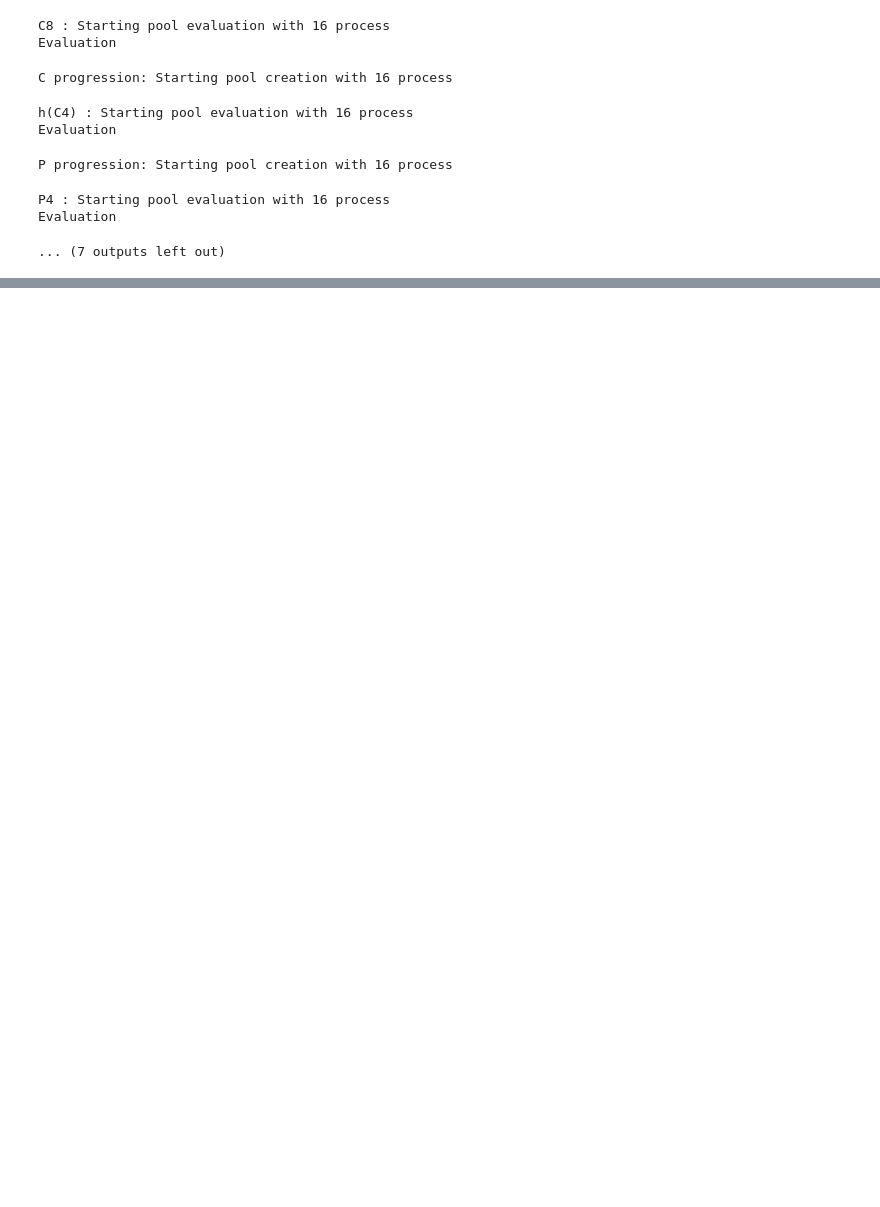
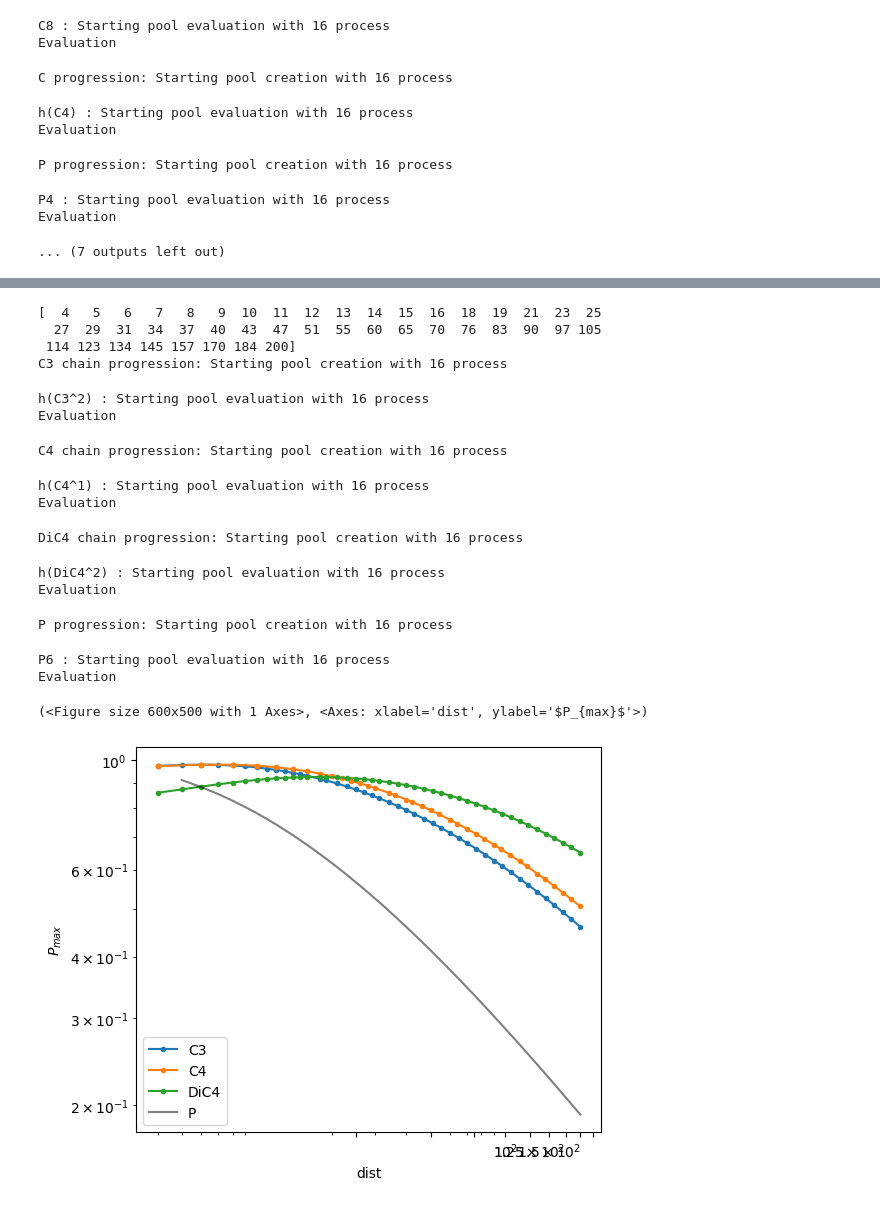
Before and after one commit to SwgAnno/achiral_qw, a Jupyter notebook: Python/examples/advanced.ipynb, the cells around one changed output, grey strips where cells are left out. Cells and saved outputs as stored; diff of their text form; code cells hidden in the pictures; blank space fills up the shorter version.

```diff
--- a/Python/examples/advanced.ipynb
+++ b/Python/examples/advanced.ipynb
@@ -136,7 +152,25 @@ plot_chain_progression_multi( bounds = (4,50), target = "t", fast = True)
 # %%
 #highlight the polinomial scaling of the transport performance by plotting it on log log axes
 
-plot_chain_progression_multi( bounds = (4,500), target = "p", fast = True, loglog = True)
+plot_chain_progression_multi( bounds = (4,200), target = "p", fast = True, loglog = True)
+# %% [output]
+[  4   5   6   7   8   9  10  11  12  13  14  15  16  18  19  21  23  25
+  27  29  31  34  37  40  43  47  51  55  60  65  70  76  83  90  97 105
+ 114 123 134 145 157 170 184 200]
+C3 chain progression: Starting pool creation with 16 process
+h(C3^2) : Starting pool evaluation with 16 process
+Evaluation
+C4 chain progression: Starting pool creation with 16 process
+h(C4^1) : Starting pool evaluation with 16 process
+Evaluation
+DiC4 chain progression: Starting pool creation with 16 process
+h(DiC4^2) : Starting pool evaluation with 16 process
+Evaluation
+P progression: Starting pool creation with 16 process
+P6 : Starting pool evaluation with 16 process
+Evaluation
+(<Figure size 600x500 with 1 Axes>, <Axes: xlabel='dist', ylabel='$P_{max}$'>)
+[figure, added]
 # %%
 #the same log log plot can be used to highlight the asymtotic constant shift in transport performance between even and odd cycles
 
```
Also changed, not shown: parts of 7 cells of this notebook, 7 other files.
